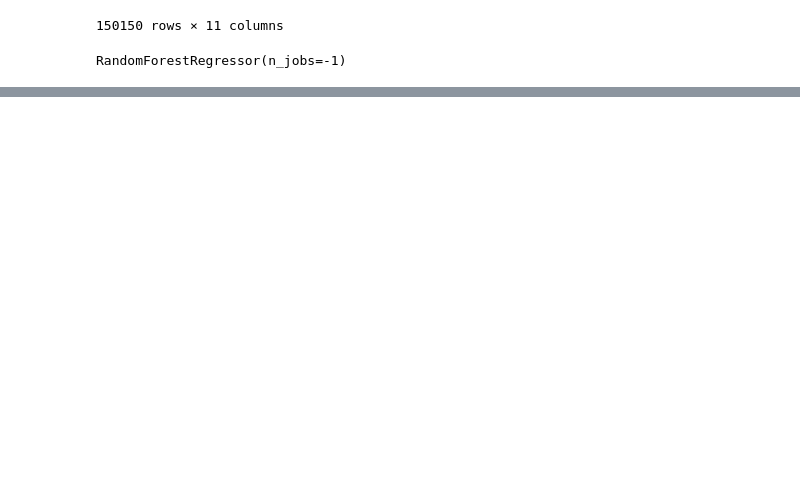
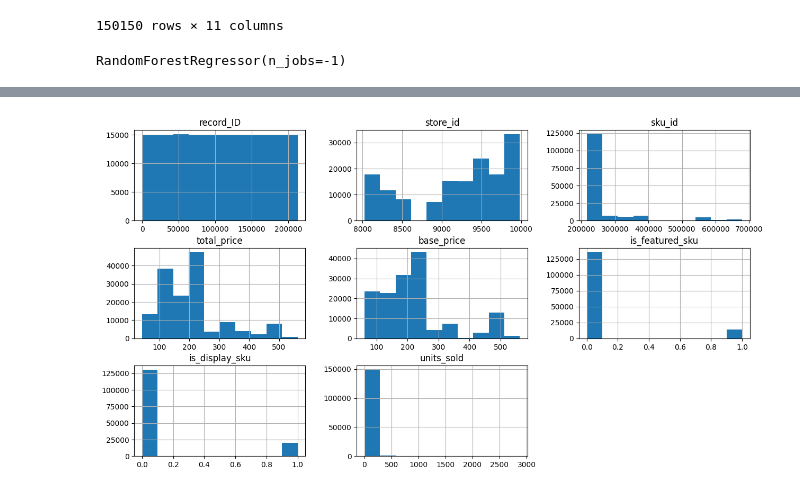
Before and after one commit to Jepleting/Demand_Forecasting, a Jupyter notebook: main.ipynb, the cells around one changed output, grey strips where cells are left out. Drawn from its saved outputs; the diff is of its cells as text; code cells hidden in the pictures; blank space fills up the shorter version.

```diff
--- a/main.ipynb
+++ b/main.ipynb
@@ -59,0 +91,5 @@ rmse = root_mean_squared_error(y_pred, Y_test)
+# %%
+df.hist(figsize=(15,8))
+plt.show()
+# %% [output]
+[figure, added]
```
Also changed, not shown: parts of 7 cells of this notebook, 1 other file.
